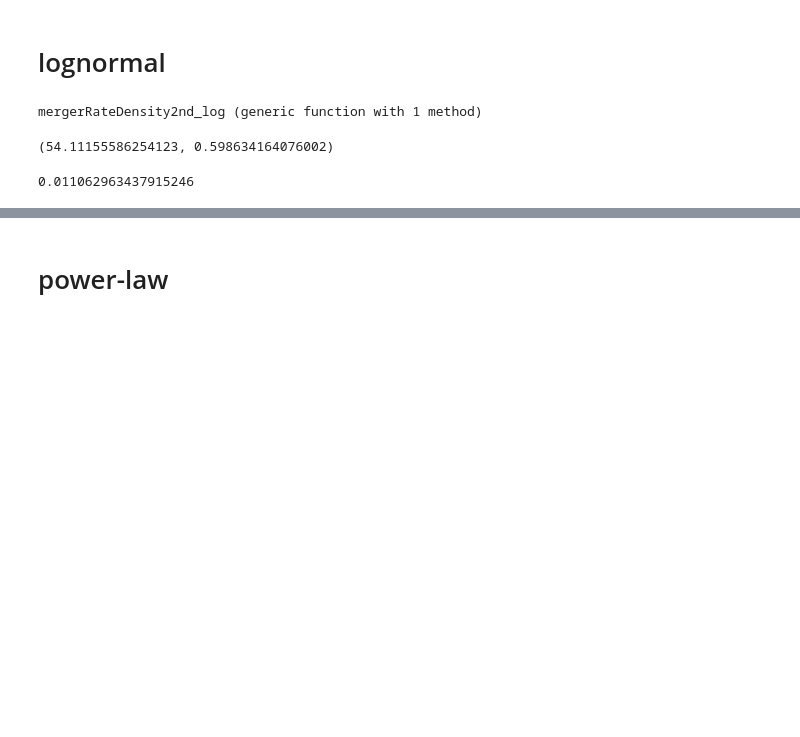
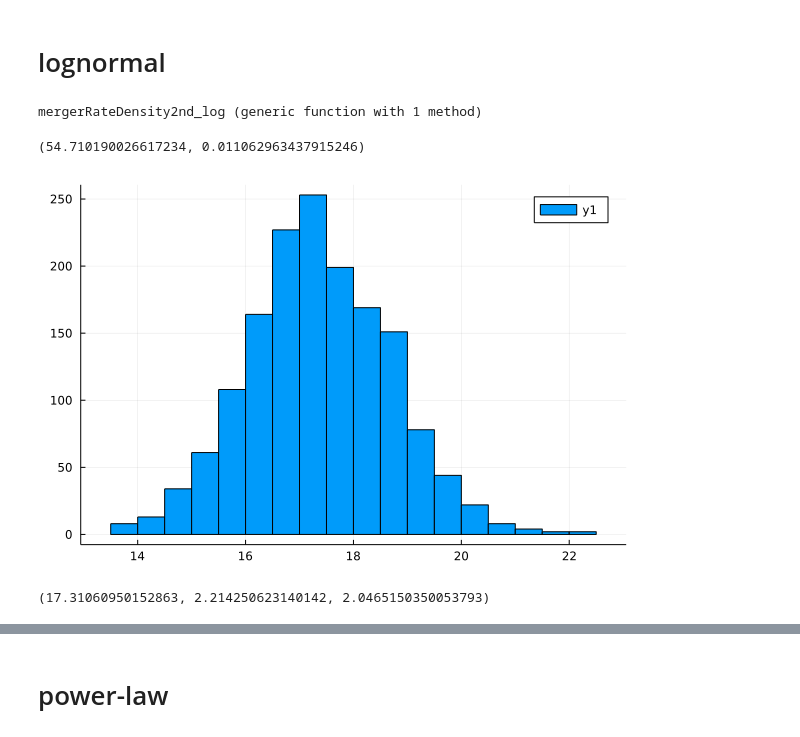
Before and after one commit to zuchengchen/merger_history_GWTC3, a Jupyter notebook: code/merger_rate.ipynb, the cells around one changed output, grey strips where cells are left out. Cells and saved outputs as stored; diff of their text form; code cells hidden in the pictures; blank space fills up the shorter version.

```diff
--- a/code/merger_rate.ipynb
+++ b/code/merger_rate.ipynb
@@ -95,12 +67,35 @@ mergerRateDensity2nd_log (generic function with 1 method)
 # %%
 mc, σc, log_fpbh, i, j = 16.26, 0.75, -2.69, 30.0, 10.0;
 # %%
-t1(i, j) = mergerRateDensity1st0_log(mc, σc, log_fpbh, i, j)
-t2(i,j) = mergerRateDensity2nd0_log(mc, σc, log_fpbh, i, j)
-R1, R2 = mergerRate(t1), mergerRate(t2)
+function cal_R2_over_R1(mc, σc, log_fpbh)
+    t1(i, j) = mergerRateDensity1st0_log(mc, σc, log_fpbh, i, j)
+    t2(i, j) = mergerRateDensity2nd0_log(mc, σc, log_fpbh, i, j)
+    R1, R2 = mergerRate(t1), mergerRate(t2)
+    R1 + R2, R2 / R1
+end
+
+cal_R2_over_R1(mc, σc, log_fpbh)
 # %% [output]
-(54.11155586254123, 0.598634164076002)
+(54.710190026617234, 0.011062963437915246)
-# %%
-R2/R1
-# %% [output]
-0.011062963437915246
+# %%
+post = readdlm("H0_GWTC-3_PBH-lognormal-2nd_flatLCDM_2/dynesty_samples.dat")
+mcs = post[2:end, 1]
+σcs = post[2:end, 2]
+log_fpbhs = post[2:end, 3];
+
+R12s = zeros(size(post)[1] - 1)
+R2_to_R1s = zeros(size(post)[1] - 1)
+for i in 2:size(post)[1]
+    mc, σc, log_fpbh = post[i, :]
+    R12, R2_over_R1 = cal_R2_over_R1(mc, σc, log_fpbh)
+    R12s[i-1] = R12
+    R2_to_R1s[i-1] = R2_over_R1
+end
+# %%
+histogram(mcs)
+# %% [output]
+[figure, added]
+# %%
+cal_mid_up_low(mcs)
+# %% [output]
+(17.31060950152863, 2.214250623140142, 2.0465150350053793)
```
Also changed, not shown: parts of 85 cells of this notebook, 7 other files.
